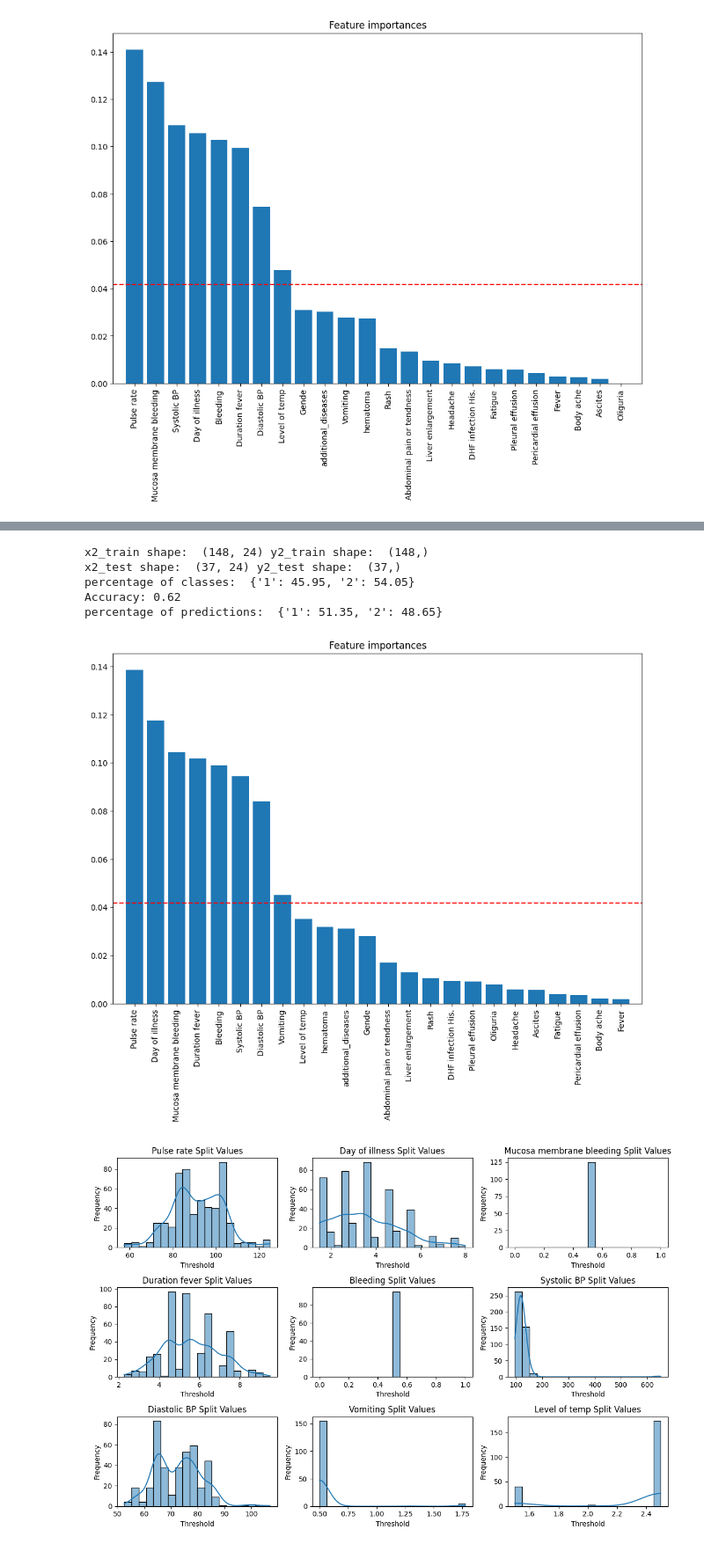
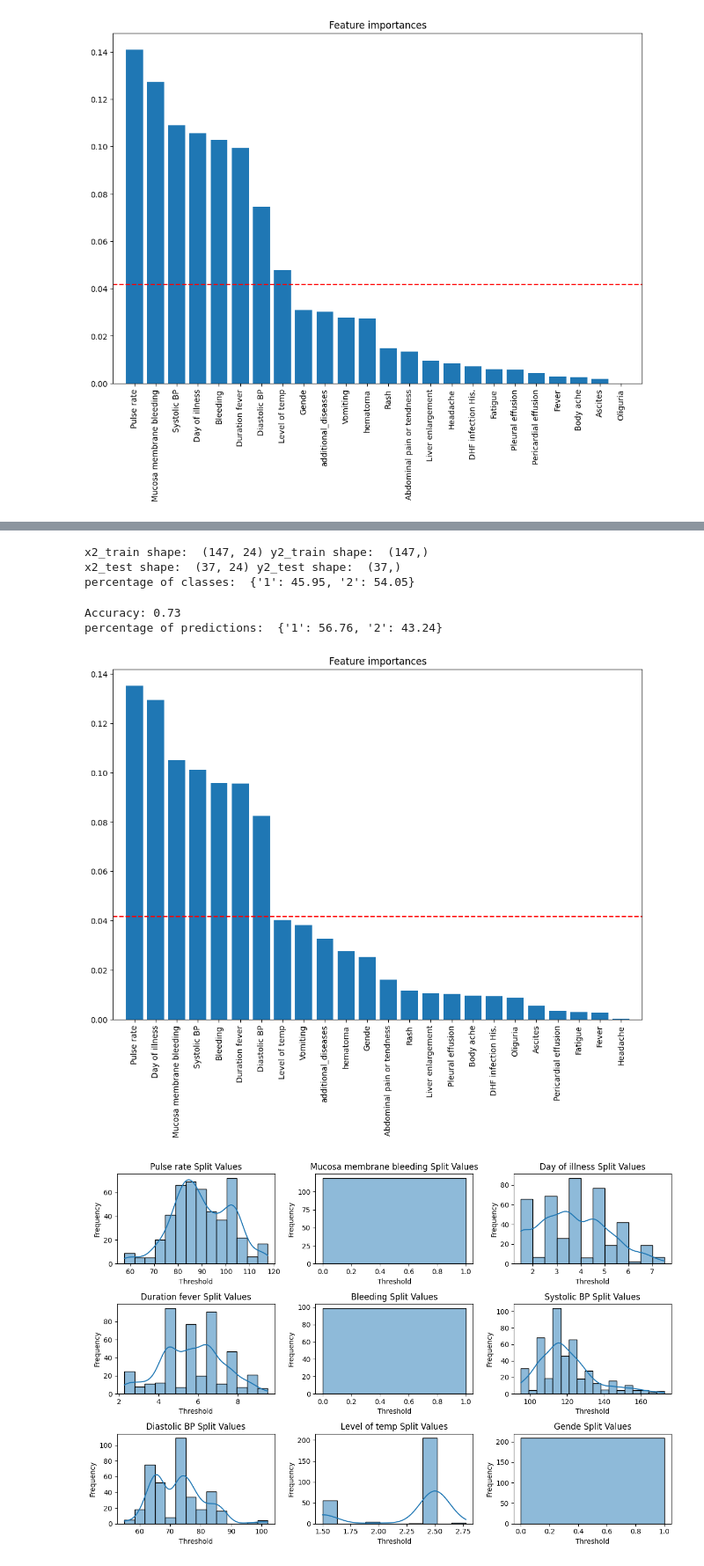
Before and after one commit to khnam-ng/SevereDengueFever, a Jupyter notebook: notebooks/2nd_try.ipynb, the cells around one changed output, grey strips where cells are left out. Shown at 88% size. Cells and saved outputs as stored; diff of their text form; code cells hidden in the pictures.

```diff
--- a/notebooks/2nd_try.ipynb
+++ b/notebooks/2nd_try.ipynb
@@ -29,7 +30,7 @@ df = pd.read_csv(FULL_DATA_PATH, sep=";", header=3) #separator is ;
 # df = df.apply(pd.to_numeric, errors='coerce')
 
 # Drop redundant cols + rows
-df.drop(REDUNDANT_ROWS, inplace=True) #indexes of 2019 data
+df.drop(REDUNDANT_ROWS, inplace=True)
 df.index = range(len(df)) #reset index
 df.drop(REDUNDANT_COLS, axis=1, inplace=True)
 
@@ -48,7 +49,7 @@ uniques, counts = np.unique(df['Diagnosis'], return_counts=True)
 print('\nDiagnosis\'s classes: ',dict(zip(uniques, np.round(counts * 100 / len(df['Diagnosis']), 2))))
 df['Diagnosis'] = np.where(df['Diagnosis'] == '3', '2', df['Diagnosis'])
 df['Day of illness'] = np.where(df['Day of illness'] == '55', '5', df['Day of illness'])
-df['Systolic BP'] = np.where(df['Systolic BP'] == '1120', '120', df['Systolic BP'])
+df['Systolic BP'] = np.where(df['Systolic BP'] == 1120, 120, df['Systolic BP'])
 
 
 # hematoma group
@@ -154,20 +155,24 @@ percentage of predictions:  {'1': 56.76, '2': 43.24}
 # %%
 # df.drop(HEART_INDEX, axis=1, inplace=True)
+# %%
+df_set2 = df.loc[222:, :'Oliguria'].copy()
+for col in MISSING_2017:
+    df_set2[col] = pd.to_numeric(df_set2[col], errors='coerce')
+    df_set2.fillna(df_set2[col].mean(), inplace=True)
+df_set2.fillna(0, inplace=True)
+
+x2_train, x2_test, y2_train, y2_test = train_test_split(df_set2.drop(columns=['Diagnosis']), df_set2['Diagnosis'], \
+                                                    test_size=0.2, random_state=15, stratify=df_set2['Diagnosis'])
+print('x2_train shape: ', x2_train.shape, 'y2_train shape: ',  y2_train.shape)
+print('x2_test shape: ', x2_test.shape, 'y2_test shape: ',  y2_test.shape)
+uniques, counts = np.unique(y2_test, return_counts=True)
+print('percentage of classes: ',dict(zip(uniques, np.round(counts * 100 / len(y2_test), 2))))
+# %% [output]
+x2_train shape:  (147, 24) y2_train shape:  (147,)
+x2_test shape:  (37, 24) y2_test shape:  (37,)
+percentage of classes:  {'1': 45.95, '2': 54.05}
 # %%
-df_set2 = df.loc[222:, :'Oliguria'].copy()
-for col in MISSING_2017:
-    df_set2[col] = pd.to_numeric(df_set2[col], errors='coerce')
-    df_set2.fillna(df_set2[col].mean(), inplace=True)
-df_set2.fillna(0, inplace=True)
-
-x2_train, x2_test, y2_train, y2_test = train_test_split(df_set2.drop(columns=['Diagnosis']), df_set2['Diagnosis'], \
-                                                    test_size=0.2, random_state=None, stratify=df_set2['Diagnosis'])
-print('x2_train shape: ', x2_train.shape, 'y2_train shape: ',  y2_train.shape)
-print('x2_test shape: ', x2_test.shape, 'y2_test shape: ',  y2_test.shape)
-uniques, counts = np.unique(y2_test, return_counts=True)
-print('percentage of classes: ',dict(zip(uniques, np.round(counts * 100 / len(y2_test), 2))))
-
-rf_2 = RandomForestClassifier(n_estimators=100, random_state=None)
+rf_2 = RandomForestClassifier(n_estimators=100, random_state=16)
 rf_2.fit(x2_train, y2_train)
 
 y2_pred = rf_2.predict(x2_test)
@@ -190,31 +195,28 @@ plt.xlim([-1, x2_train.shape[1]])
 plt.axhline(y=importances.mean(), color='r', linestyle='--')
 plt.show()
 # %% [output]
-x2_train shape:  (148, 24) y2_train shape:  (148,)
-x2_test shape:  (37, 24) y2_test shape:  (37,)
-percentage of classes:  {'1': 45.95, '2': 54.05}
-Accuracy: 0.62
-percentage of predictions:  {'1': 51.35, '2': 48.65}
+Accuracy: 0.73
+percentage of predictions:  {'1': 56.76, '2': 43.24}
-[figure, old version]
+[figure, new version]
 # %%
 # Get split values for each feature
 split_values = extract_split_values(rf_2, features)
 
 
 # Sort features by importance
 importances = rf_2.feature_importances_
 sorted_idx = np.argsort(importances)[::-1]
 top_features = [features[i] for i in sorted_idx[:9]]  # Top 5 features
 
 plt.figure(figsize=(12, 8))
 for i, feature in enumerate(top_features):
     plt.subplot(3, 3, i+1)
     # plt.hist(split_values[feature], bins=20)
-    sns.histplot(split_values[feature], bins=20, kde=True)
+    sns.histplot(split_values[feature], kde=True)
     plt.title(f"{feature} Split Values")
     plt.xlabel("Threshold")
     plt.ylabel("Frequency")
 plt.tight_layout()
 plt.show()
 # %% [output]
-[figure, old version]
+[figure, new version]
```
Also changed, not shown: parts of 9 cells of this notebook, 2 other files.
